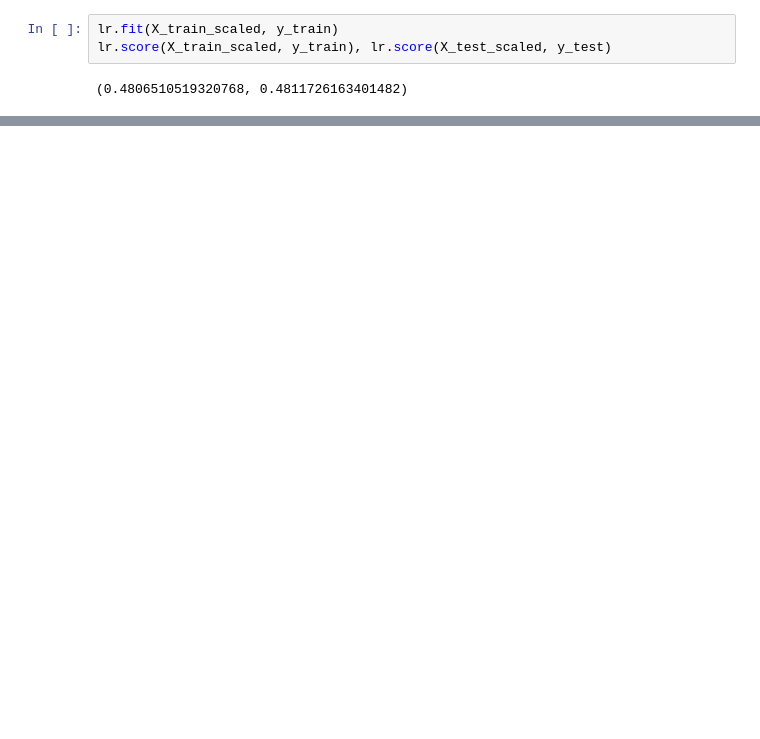
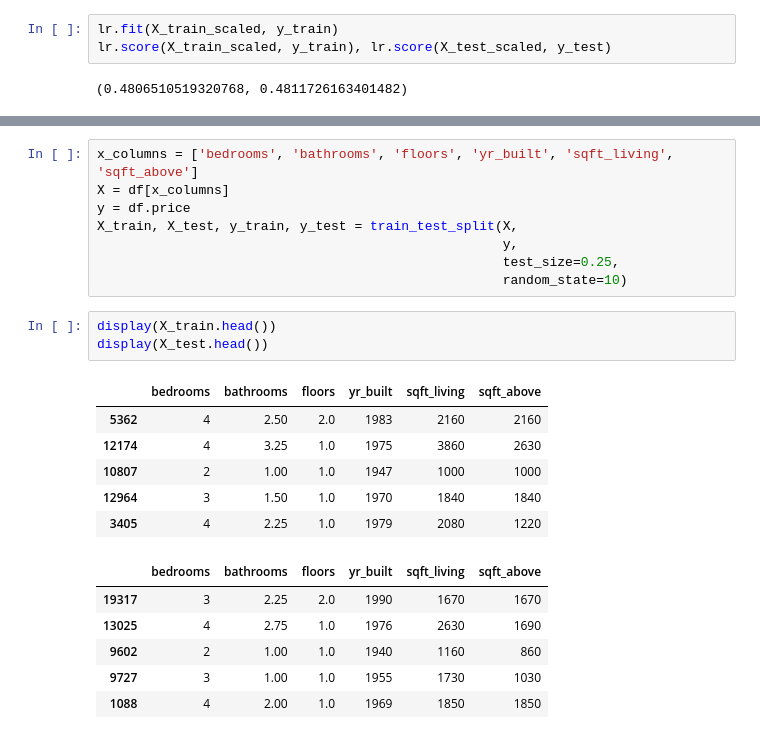
Before and after one commit to sgchatrathi/Real-Estate-Project-analysis, a Jupyter notebook: Main Notebook.ipynb, the cells around one changed output, grey strips where cells are left out. Drawn from its saved outputs; the diff is of its cells as text; blank space fills up the shorter version.

```diff
--- a/Main Notebook.ipynb
+++ b/Main Notebook.ipynb
@@ -110,0 +151,24 @@ lr.score(X_train_scaled, y_train), lr.score(X_test_scaled, y_test)
+# %%
+x_columns = ['bedrooms', 'bathrooms', 'floors', 'yr_built', 'sqft_living', 'sqft_above']
+X = df[x_columns]
+y = df.price
+X_train, X_test, y_train, y_test = train_test_split(X,
+                                                    y,
+                                                    test_size=0.25,
+                                                    random_state=10)
+# %%
+display(X_train.head())
+display(X_test.head())
+# %% [output]
+|  | bedrooms | bathrooms | floors | yr_built | sqft_living | sqft_above |
+| 5362 | 4 | 2.50 | 2.0 | 1983 | 2160 | 2160 |
+| 12174 | 4 | 3.25 | 1.0 | 1975 | 3860 | 2630 |
+| 10807 | 2 | 1.00 | 1.0 | 1947 | 1000 | 1000 |
+| 12964 | 3 | 1.50 | 1.0 | 1970 | 1840 | 1840 |
+| 3405 | 4 | 2.25 | 1.0 | 1979 | 2080 | 1220 |
+|  | bedrooms | bathrooms | floors | yr_built | sqft_living | sqft_above |
+| 19317 | 3 | 2.25 | 2.0 | 1990 | 1670 | 1670 |
+| 13025 | 4 | 2.75 | 1.0 | 1976 | 2630 | 1690 |
+| 9602 | 2 | 1.00 | 1.0 | 1940 | 1160 | 860 |
+| 9727 | 3 | 1.00 | 1.0 | 1955 | 1730 | 1030 |
+| 1088 | 4 | 2.00 | 1.0 | 1969 | 1850 | 1850 |
```
Also changed, not shown: parts of 16 cells of this notebook.
